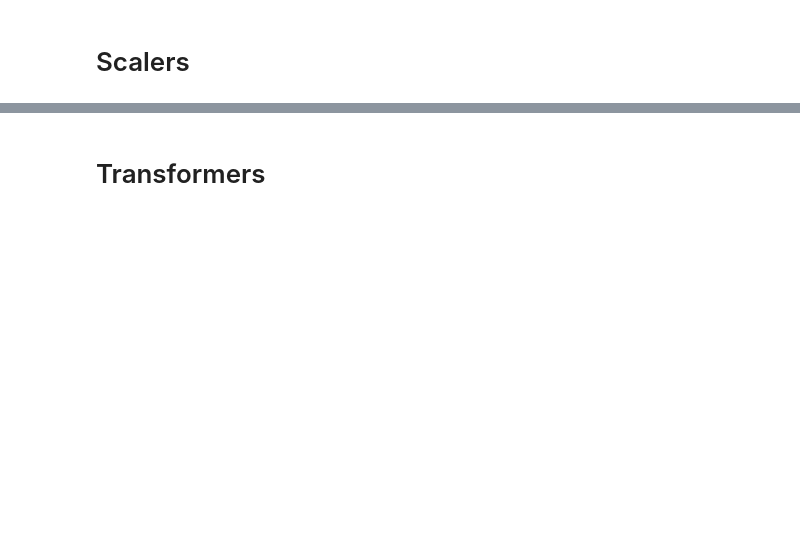
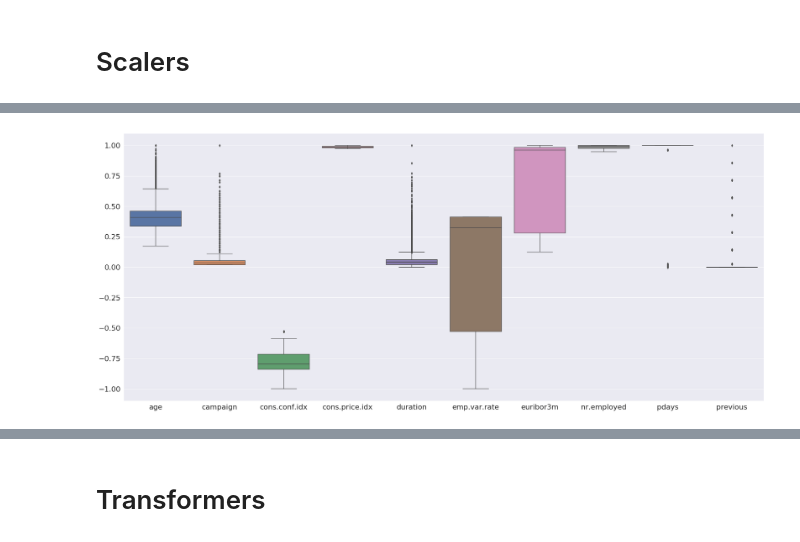
Before and after one commit to IooHooI/DATA_PREPARATION, a Jupyter notebook: notebooks/FEATURE_PROCESSING.ipynb, the cells around one changed output, grey strips where cells are left out. Saved outputs shown, nothing was run; the diff lists cells and outputs as text; code cells hidden in the pictures; blank space fills up the shorter version.

```diff
--- a/notebooks/FEATURE_PROCESSING.ipynb
+++ b/notebooks/FEATURE_PROCESSING.ipynb
@@ -151,0 +381,7 @@ memory usage: 6.6+ MB
+# %%
+max_abs_scaler = MaxAbsScaler()
+# %%
+numericals_with_mean_imputed_max_abs_scaled = pd.DataFrame(
+    max_abs_scaler.fit_transform(numericals_with_mean_imputed),
+    columns=numerical_features
+)
@@ -151,0 +400,6 @@ memory usage: 6.6+ MB
+# %%
+plt.figure(figsize=(35, 15))
+sns.boxplot(data=numericals_with_mean_imputed_max_abs_scaled)
+plt.show()
+# %% [output]
+[figure, added]
```
Also changed, not shown: parts of 85 cells of this notebook.
